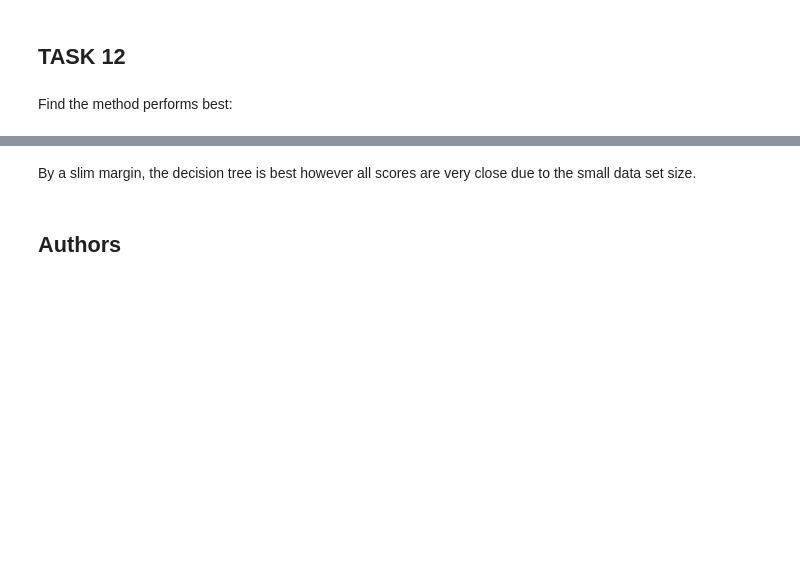
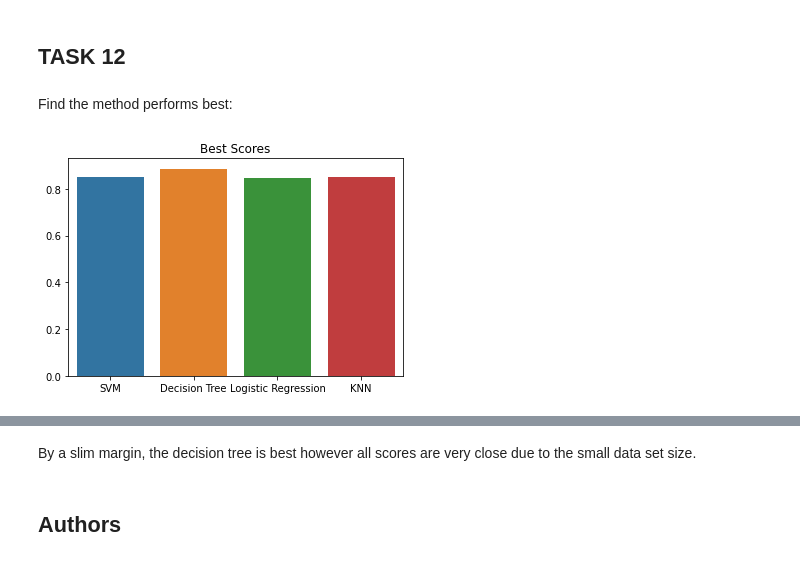
Before and after one commit to jaksaffras/Coursera-IBM-DataScience, a Jupyter notebook: Machine Learning Prediction.ipynb, the cells around one changed output, grey strips where cells are left out. Cells and saved outputs as stored; diff of their text form; code cells hidden in the pictures; blank space fills up the shorter version.

```diff
--- a/Machine Learning Prediction.ipynb
+++ b/Machine Learning Prediction.ipynb
@@ -327,2 +329,8 @@ model_scores = [svm_cv.best_score_,tree_cv.best_score_,logreg_cv.best_score_,knn
+# %%
+sns.barplot(models,model_best_scores)
+plt.title('Best Scores')
+plt.show()
+# %% [output]
+[figure, added]
 # %%
 sns.barplot(models,model_scores)
```
Also changed, not shown: parts of 5 cells of this notebook.
